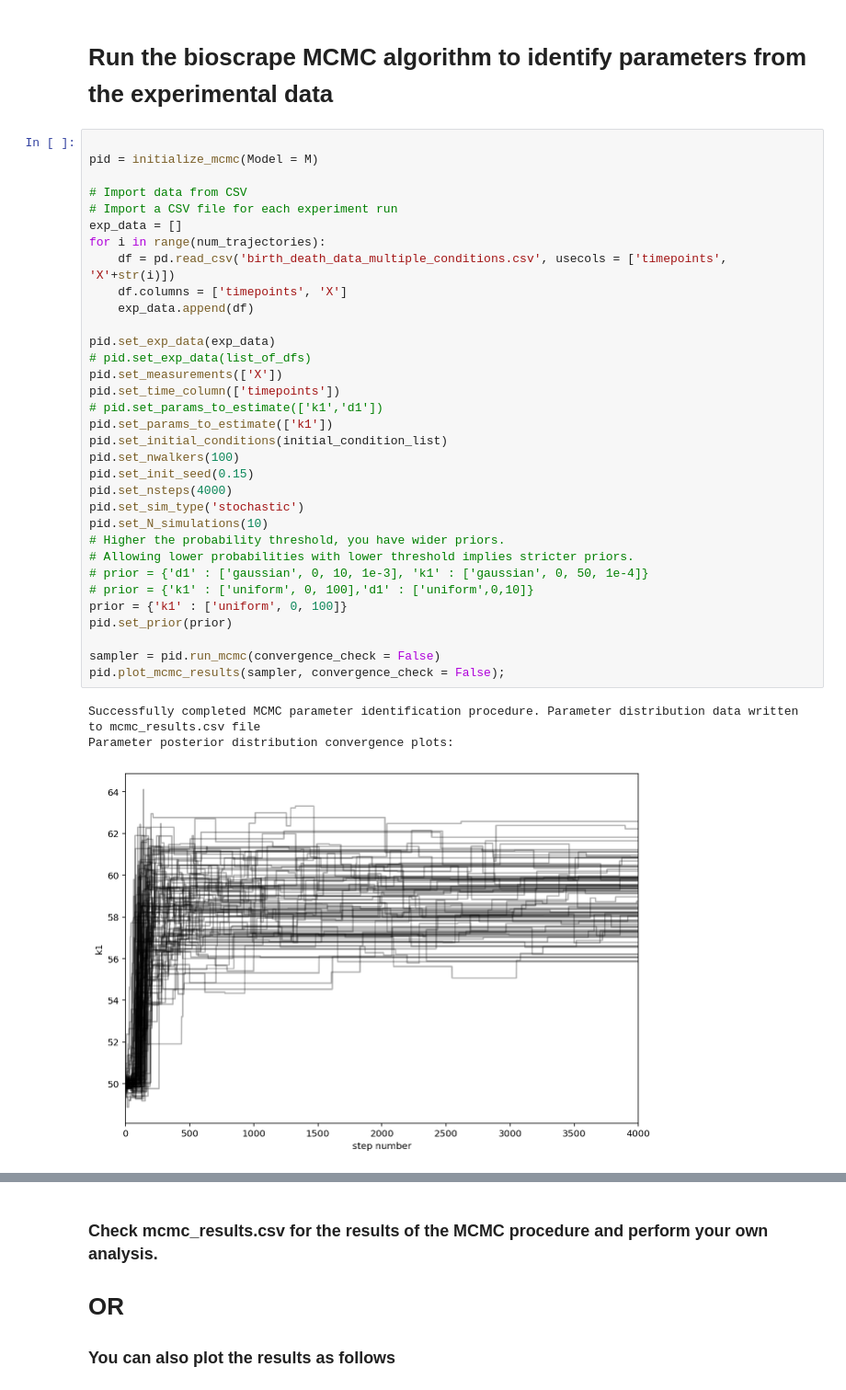
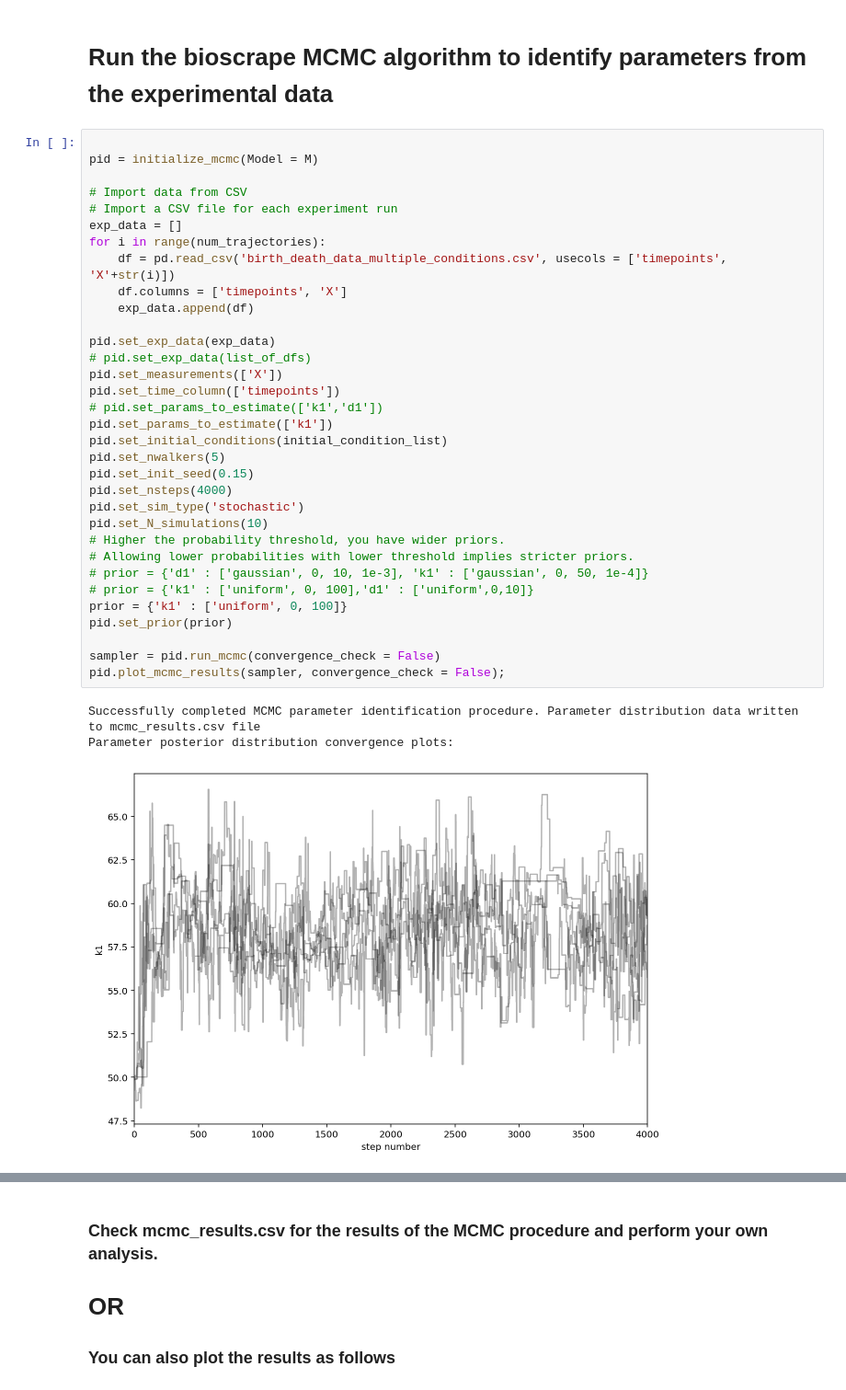
Before and after one commit to biocircuits/bioscrape, a Jupyter notebook: inference examples/Stochastic Inference.ipynb, the cells around one changed output, grey strips where cells are left out. Shown at 92% size. Cells and saved outputs as stored; diff of their text form.

```diff
--- a/inference examples/Stochastic Inference.ipynb
+++ b/inference examples/Stochastic Inference.ipynb
@@ -98,32 +98,32 @@ pid = initialize_mcmc(Model = M)
 # Import a CSV file for each experiment run
 exp_data = []
 for i in range(num_trajectories):
     df = pd.read_csv('birth_death_data_multiple_conditions.csv', usecols = ['timepoints', 'X'+str(i)])
     df.columns = ['timepoints', 'X']
     exp_data.append(df)
 
 pid.set_exp_data(exp_data)
 # pid.set_exp_data(list_of_dfs)
 pid.set_measurements(['X'])
 pid.set_time_column(['timepoints'])
 # pid.set_params_to_estimate(['k1','d1'])
 pid.set_params_to_estimate(['k1'])
 pid.set_initial_conditions(initial_condition_list)
-pid.set_nwalkers(100)
+pid.set_nwalkers(5)
 pid.set_init_seed(0.15)
 pid.set_nsteps(4000)
 pid.set_sim_type('stochastic')
 pid.set_N_simulations(10)
 # Higher the probability threshold, you have wider priors.
 # Allowing lower probabilities with lower threshold implies stricter priors.
 # prior = {'d1' : ['gaussian', 0, 10, 1e-3], 'k1' : ['gaussian', 0, 50, 1e-4]}
 # prior = {'k1' : ['uniform', 0, 100],'d1' : ['uniform',0,10]}
 prior = {'k1' : ['uniform', 0, 100]}
 pid.set_prior(prior)
 
 sampler = pid.run_mcmc(convergence_check = False)
 pid.plot_mcmc_results(sampler, convergence_check = False);
 # %% [output]
 Successfully completed MCMC parameter identification procedure. Parameter distribution data written to mcmc_results.csv file
 Parameter posterior distribution convergence plots:
-[figure, old version]
+[figure, new version]
```
Also changed, not shown: parts of 7 cells of this notebook, 11 other files.
